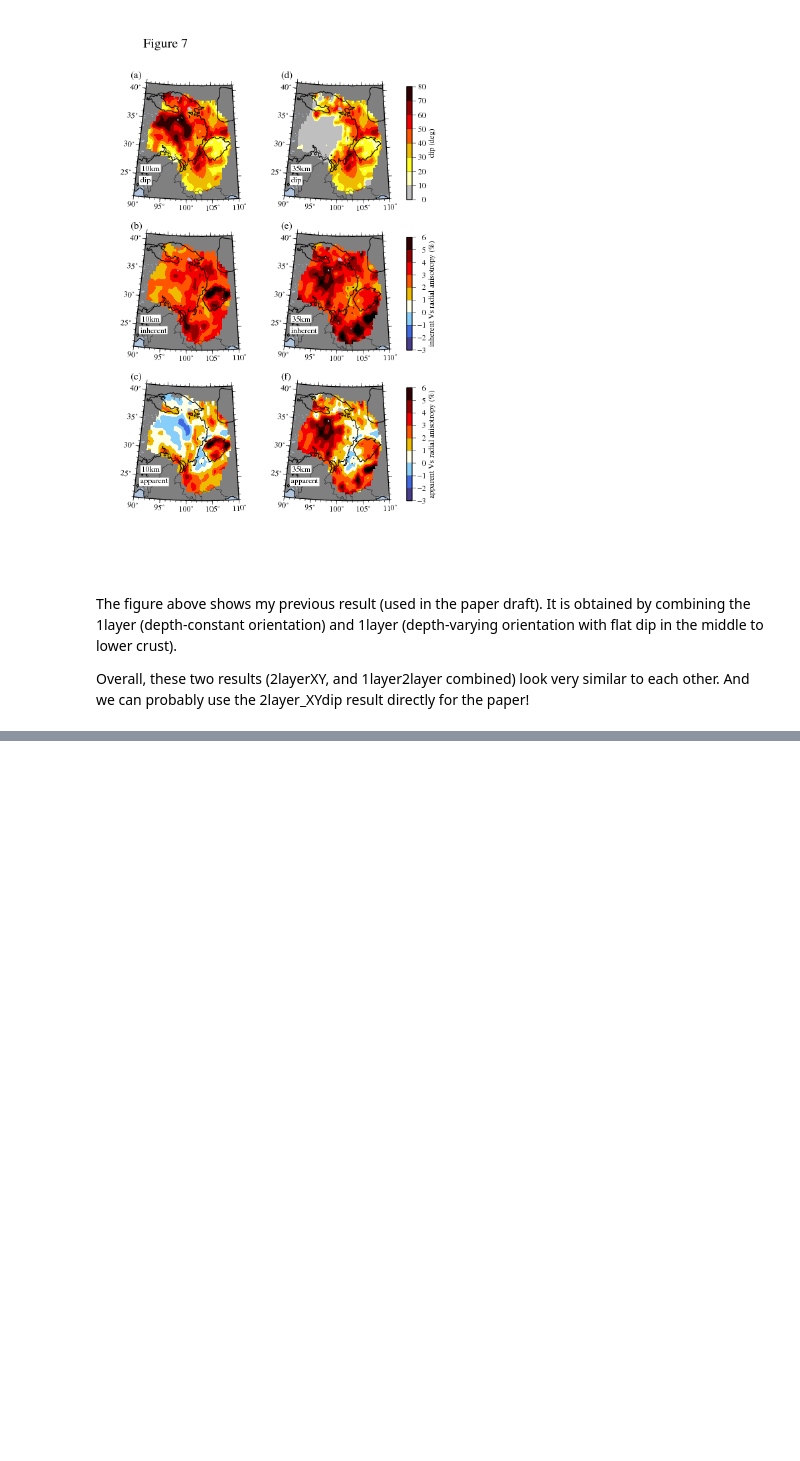
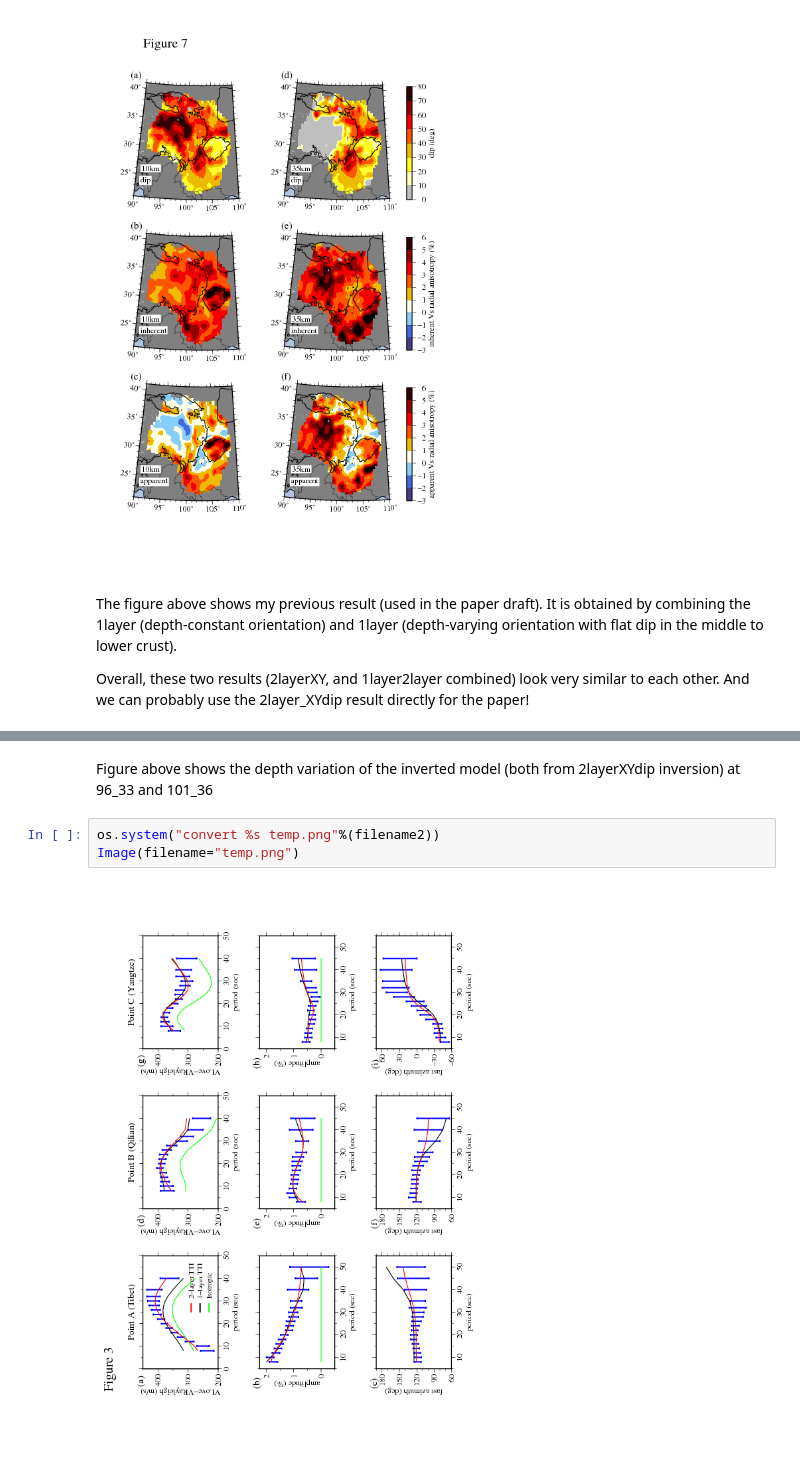
Before and after one commit to jiayixie/jy_prog_janus, a Jupyter notebook: python/Analyze_2layerXYmodel.ipynb, the cells around one changed output, grey strips where cells are left out. Cells and saved outputs as stored; diff of their text form; blank space fills up the shorter version.

```diff
--- a/python/Analyze_2layerXYmodel.ipynb
+++ b/python/Analyze_2layerXYmodel.ipynb
@@ -79,0 +174,7 @@ Overall, these two results (2layerXY, and 1layer2layer combined) look very simil
+# %% [markdown]
+Figure above shows the depth variation of the inverted model (both from 2layerXYdip inversion) at 96_33 and 101_36
+# %%
+os.system("convert %s temp.png"%(filename2))
+Image(filename="temp.png")
+# %% [output]
+[figure, added]
```
Also changed, not shown: parts of 11 cells of this notebook, 5 other files.
